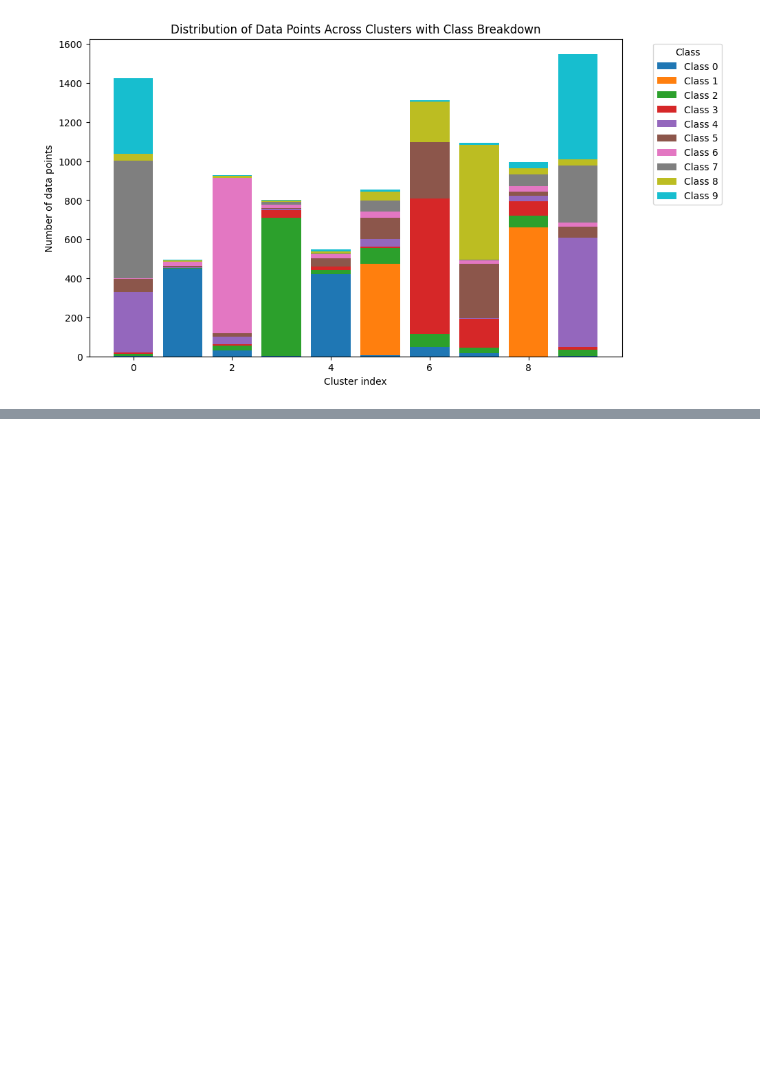
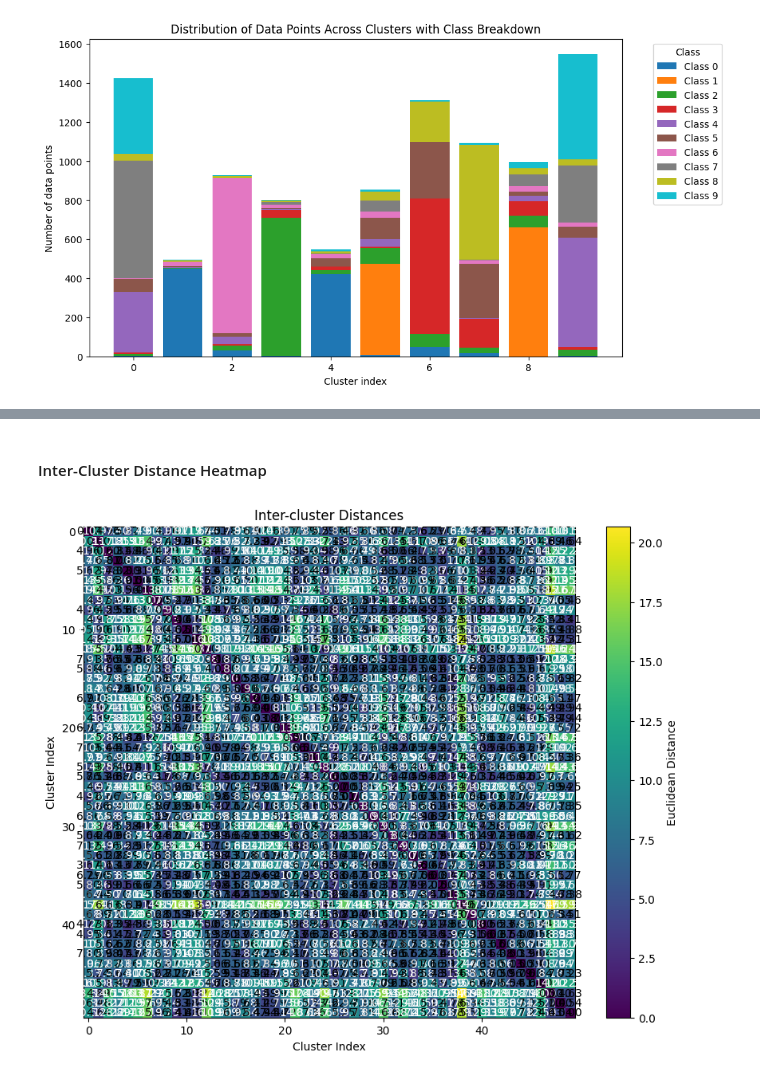
Before and after one commit to Elesdes/5IABD_UnsupervisedDL, a Jupyter notebook: src/algorithms/k_means/k_means.ipynb, the cells around one changed output, grey strips where cells are left out. Cells and saved outputs as stored; diff of their text form; code cells hidden in the pictures; blank space fills up the shorter version.

```diff
--- a/src/algorithms/k_means/k_means.ipynb
+++ b/src/algorithms/k_means/k_means.ipynb
@@ -195,0 +252,31 @@ plt.show()
+# %% [markdown]
+#### Inter-Cluster Distance Heatmap
+# %%
+centroids_array = np.array(k_means.centroids)
+centroid_distances = np.sqrt(
+    ((centroids_array[:, None, :] - centroids_array[None, :, :]) ** 2).sum(axis=2)
+)
+
+plt.figure(figsize=(10, 8))
+plt.imshow(centroid_distances, cmap="viridis")
+plt.colorbar(label="Euclidean Distance")
+plt.title("Inter-cluster Distances")
+plt.xlabel("Cluster Index")
+plt.ylabel("Cluster Index")
+for i in range(n_clusters):
+    for j in range(n_clusters):
+        plt.text(
+            j,
+            i,
+            f"{centroid_distances[i, j]:.2f}",
+            ha="center",
+            va="center",
+            color=(
+                "white"
+                if centroid_distances[i, j] > np.median(centroid_distances)
+                else "black"
+            ),
+        )
+plt.show()
+# %% [output]
+[figure, added]
```
Also changed, not shown: parts of 31 cells of this notebook.
